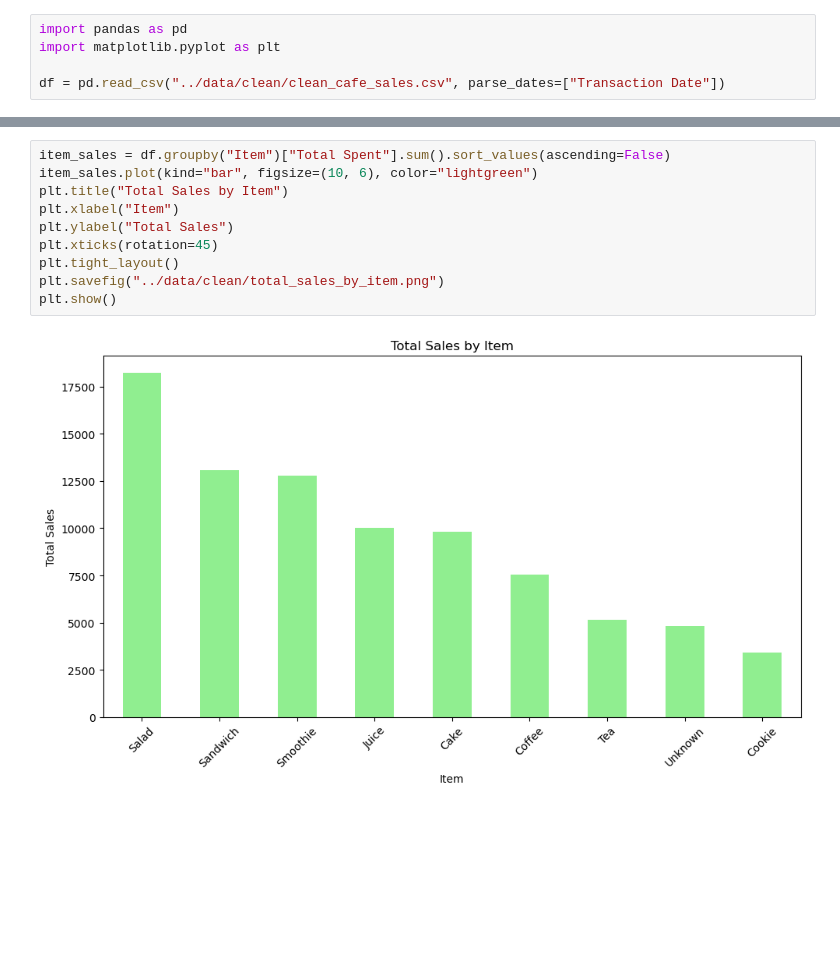
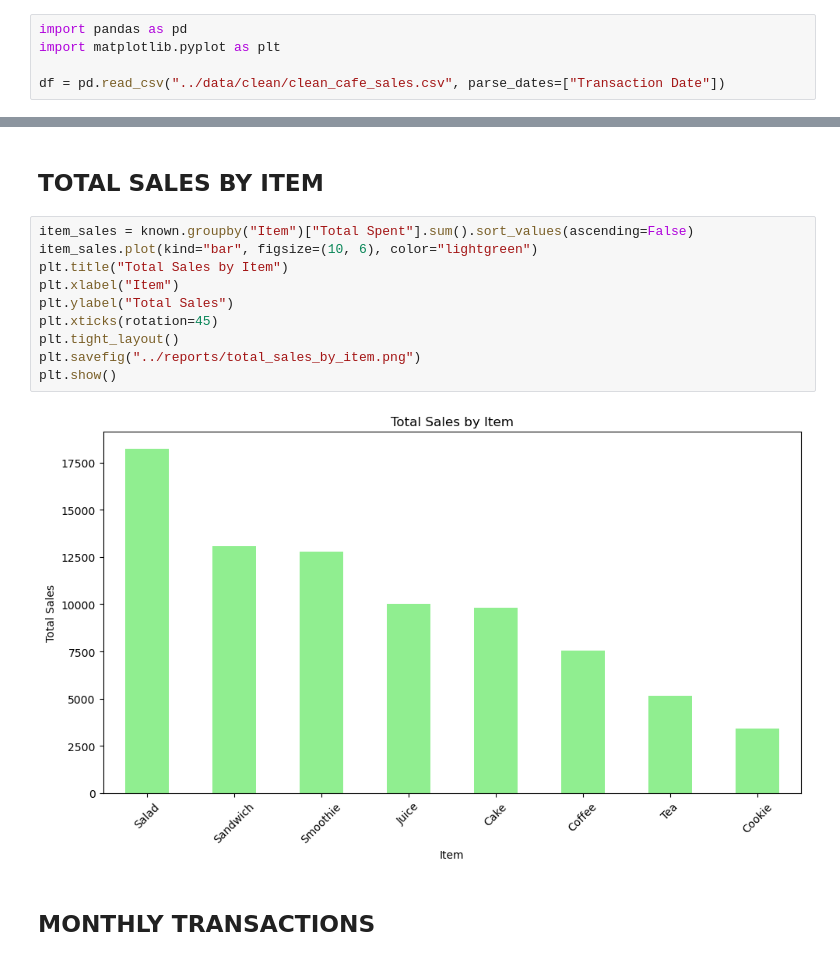
Before and after one commit to AdamosAnt10/cleaning-cafe-sales, a Jupyter notebook: notebooks/analysis.ipynb, the cells around one changed output, grey strips where cells are left out. Cells and saved outputs as stored; diff of their text form; blank space fills up the shorter version.

Commit message:
Add README, move charts to reports, add conclusions

```diff
--- a/notebooks/analysis.ipynb
+++ b/notebooks/analysis.ipynb
@@ -16,18 +18,22 @@ plt.savefig("../data/clean/most_sold_items_known.png")
 plt.show()
 # %% [output]
 [figure]
+# %% [markdown]
+## TOTAL SALES BY ITEM
 # %%
-item_sales = df.groupby("Item")["Total Spent"].sum().sort_values(ascending=False)
+item_sales = known.groupby("Item")["Total Spent"].sum().sort_values(ascending=False)
 item_sales.plot(kind="bar", figsize=(10, 6), color="lightgreen")
 plt.title("Total Sales by Item")
 plt.xlabel("Item")
 plt.ylabel("Total Sales")
 plt.xticks(rotation=45)
 plt.tight_layout()
-plt.savefig("../data/clean/total_sales_by_item.png")
+plt.savefig("../reports/total_sales_by_item.png")
 plt.show()
 # %% [output]
-[figure, old version]
+[figure, new version]
+# %% [markdown]
+## MONTHLY TRANSACTIONS
 # %%
 monthly_transactions = df.groupby(known["Transaction Date"].dt.to_period("M"))["Transaction ID"].count()
 monthly_transactions.plot(kind="line", figsize=(10, 6), marker='o', color='lightcoral')
```
Also changed, not shown: parts of 7 cells of this notebook, 6 other files.
